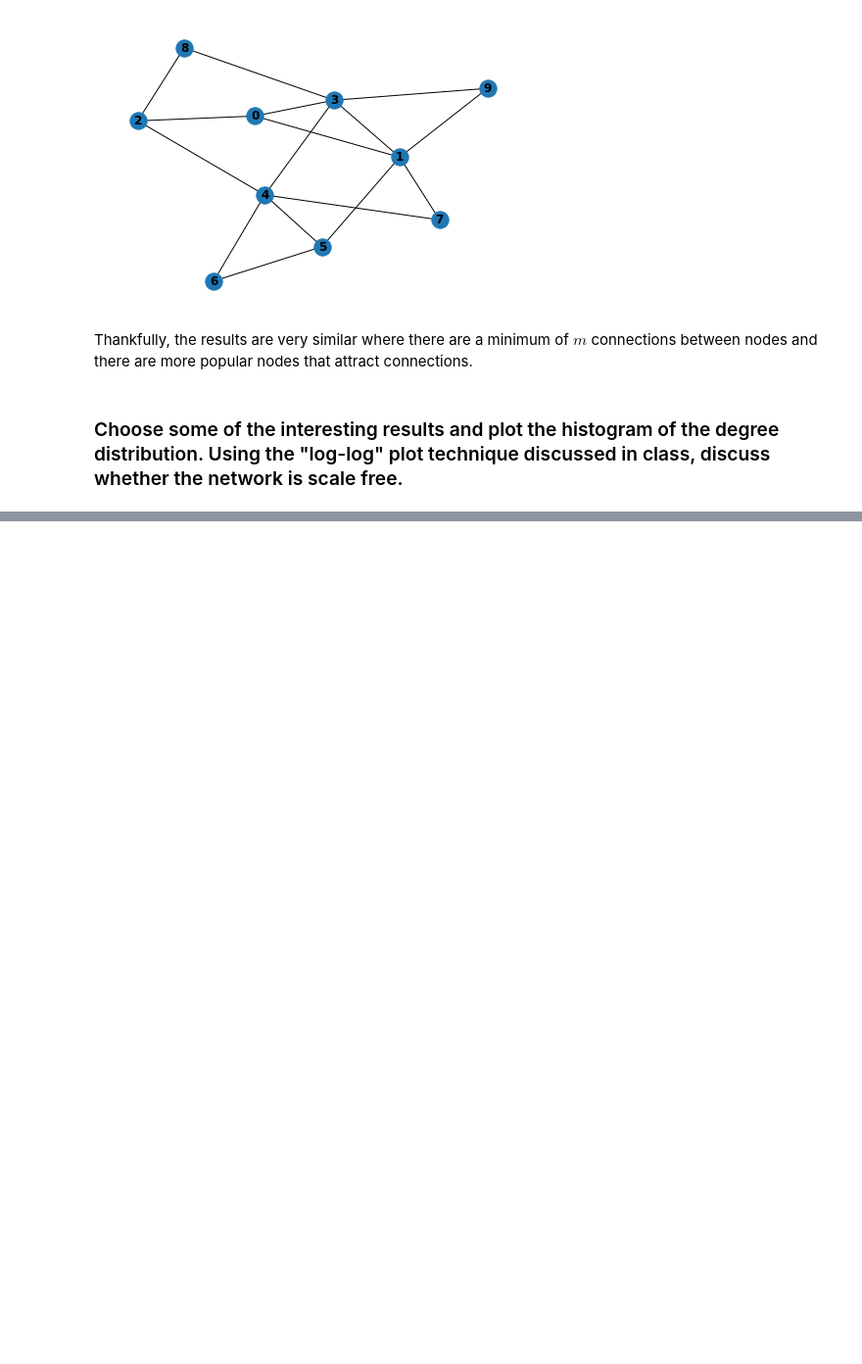
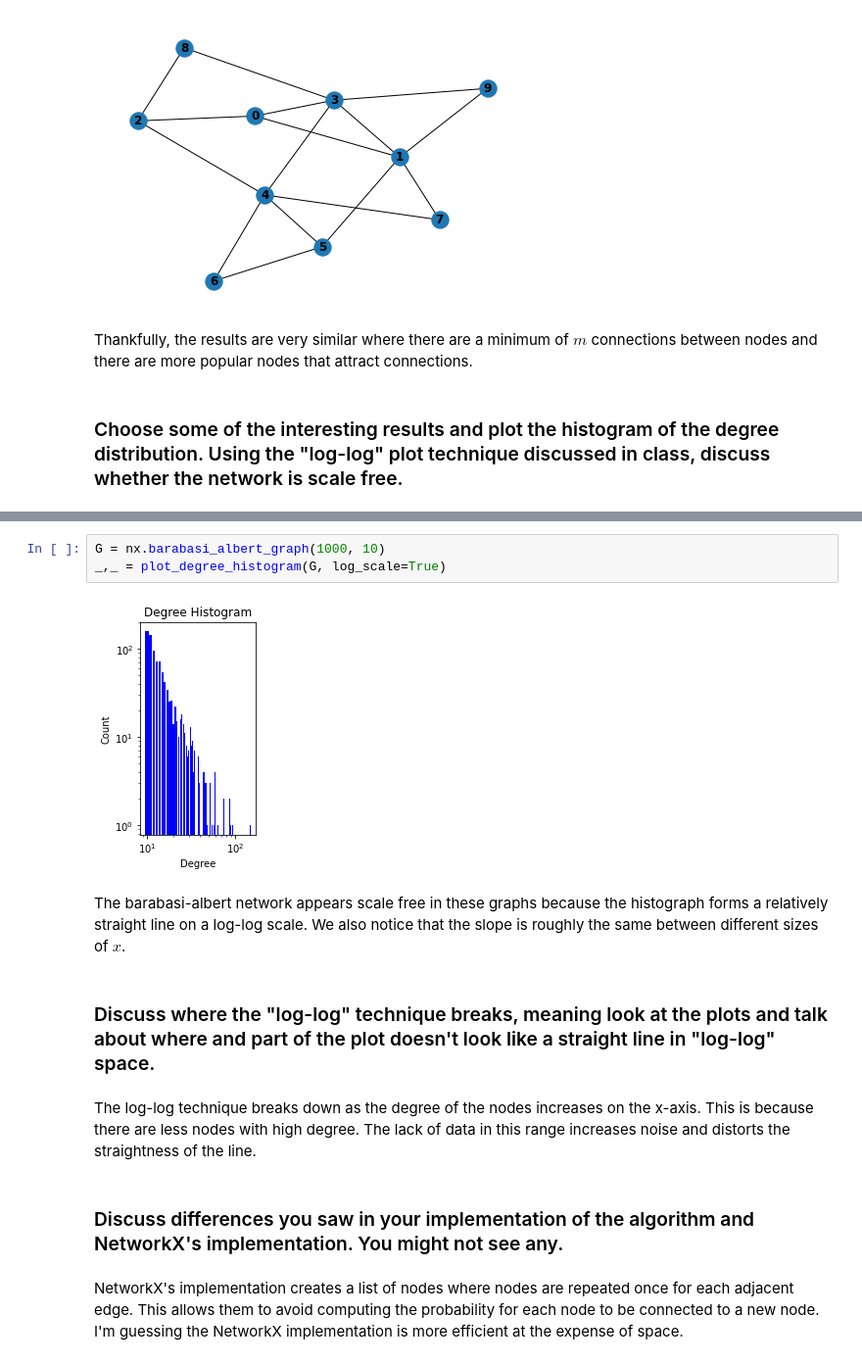
Before and after one commit to rmorain/network-science, a Jupyter notebook: HW2.ipynb, the cells around one changed output, grey strips where cells are left out. Shown at 98% size. Cells and saved outputs as stored; diff of their text form; blank space fills up the shorter version.

```diff
--- a/HW2.ipynb
+++ b/HW2.ipynb
@@ -112,0 +127,15 @@ KeyboardInterrupt:
+# %%
+G = nx.barabasi_albert_graph(1000, 10)
+_,_ = plot_degree_histogram(G, log_scale=True)
+# %% [output]
+[figure, added]
+# %% [markdown]
+The barabasi-albert network appears scale free in these graphs because the histograph forms a relatively straight line on a log-log scale. We also notice that the slope is roughly the same between different sizes of $x$.
+# %% [markdown]
+### Discuss where the "log-log" technique breaks, meaning look at the plots and talk about where and part of the plot doesn't look like a straight line in "log-log" space.
+# %% [markdown]
+The log-log technique breaks down as the degree of the nodes increases on the x-axis. This is because there are less nodes with high degree. The lack of data in this range increases noise and distorts the straightness of the line.
+# %% [markdown]
+### Discuss differences you saw in your implementation of the algorithm and NetworkX's implementation. You might not see any.
+# %% [markdown]
+NetworkX's implementation creates a list of nodes where nodes are repeated once for each adjacent edge. This allows them to avoid computing the probability for each node to be connected to a new node. I'm guessing the NetworkX implementation is more efficient at the expense of space.
```
Also changed, not shown: parts of 6 cells of this notebook.
